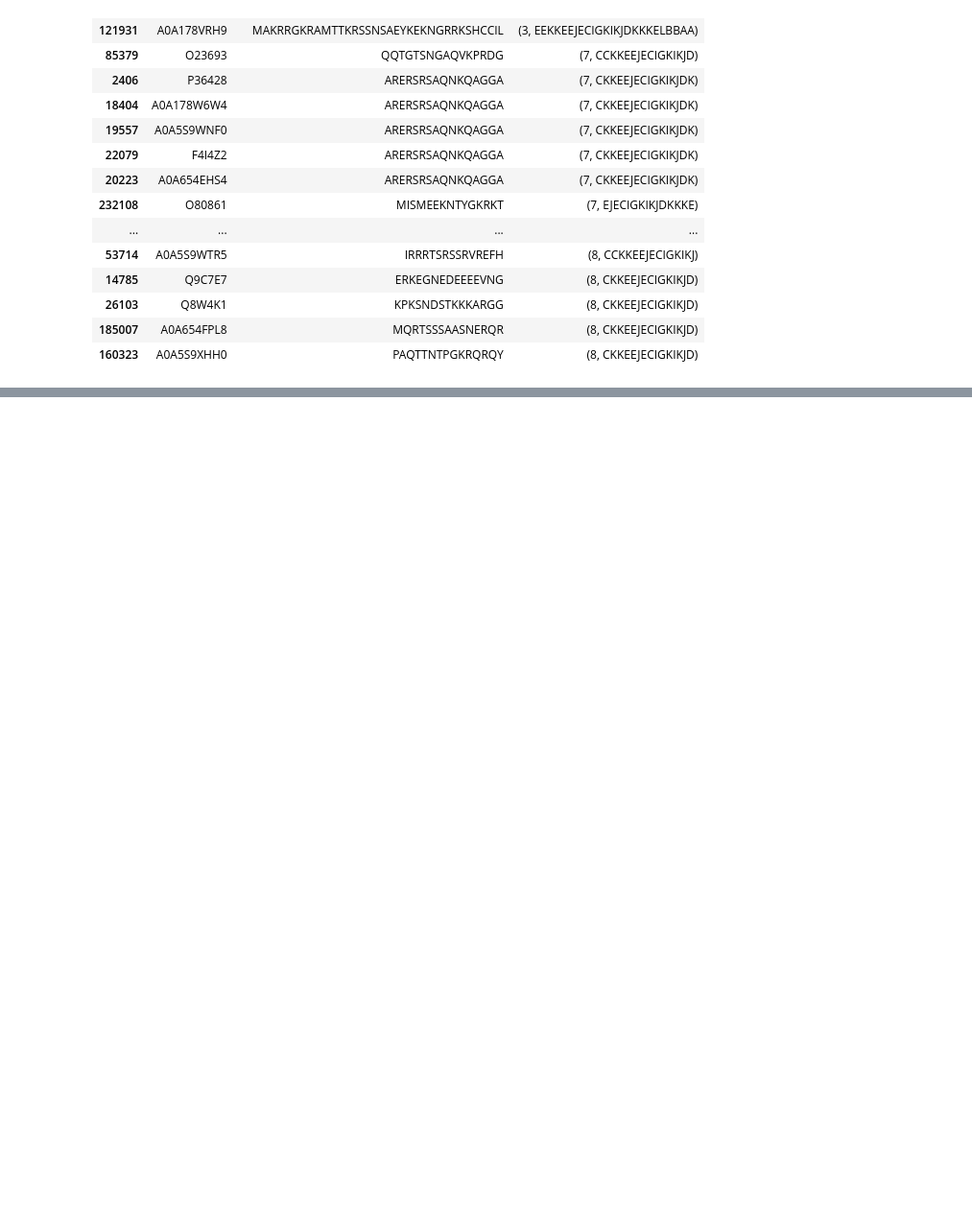
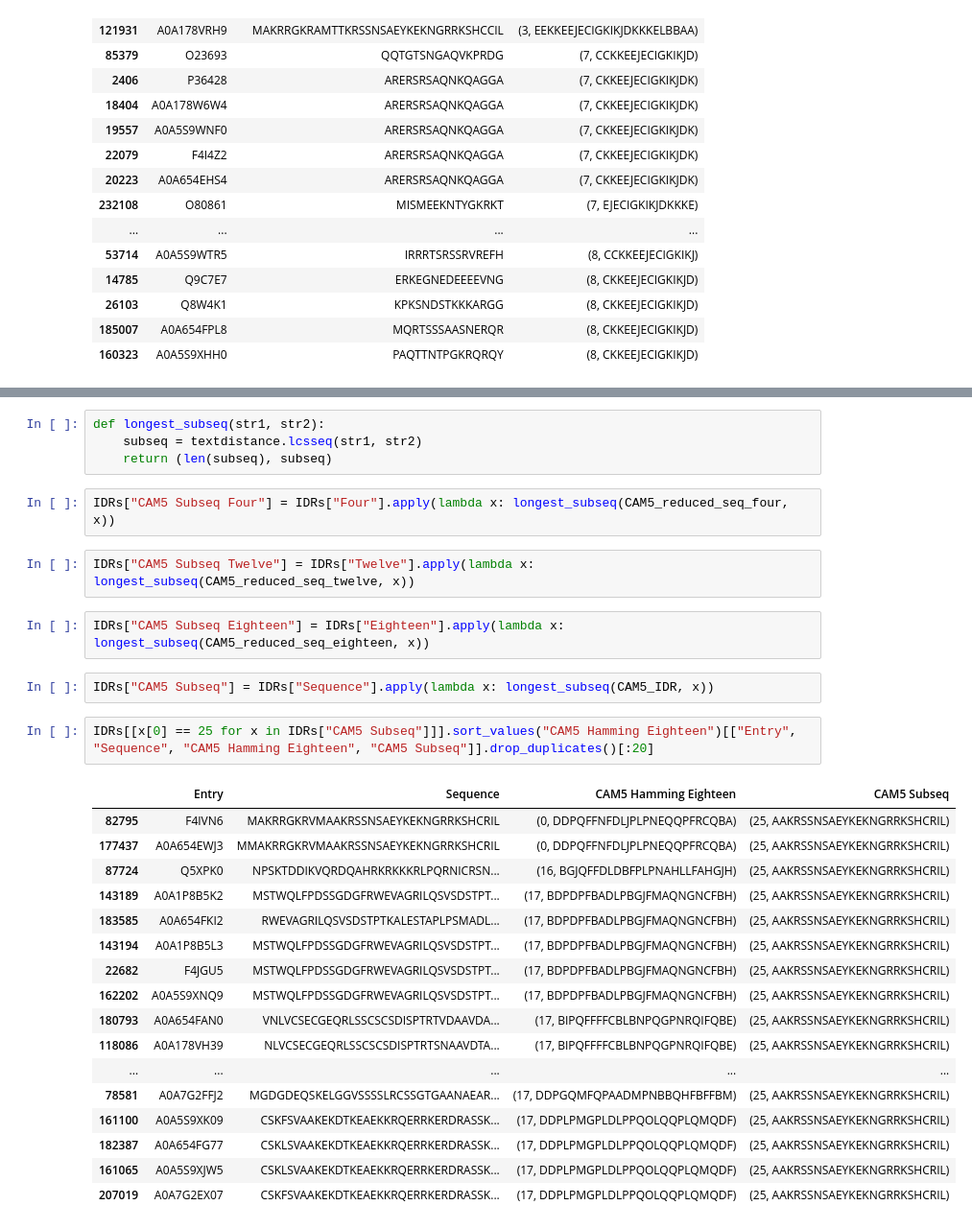
Before and after one commit to kinseylong/CAM5, a Jupyter notebook: playground.ipynb, the cells around one changed output, grey strips where cells are left out. Shown at 96% size. Saved outputs shown, nothing was run; the diff lists cells and outputs as text; blank space fills up the shorter version.

```diff
--- a/playground.ipynb
+++ b/playground.ipynb
@@ -180,0 +200,32 @@ IDRs.sort_values("CAM5 Hamming Twelve")[["Entry", "Sequence", "CAM5 Hamming Twel
+# %%
+def longest_subseq(str1, str2):
+    subseq = textdistance.lcsseq(str1, str2)
+    return (len(subseq), subseq)
+# %%
+IDRs["CAM5 Subseq Four"] = IDRs["Four"].apply(lambda x: longest_subseq(CAM5_reduced_seq_four, x))
+# %%
+IDRs["CAM5 Subseq Twelve"] = IDRs["Twelve"].apply(lambda x: longest_subseq(CAM5_reduced_seq_twelve, x))
+# %%
+IDRs["CAM5 Subseq Eighteen"] = IDRs["Eighteen"].apply(lambda x: longest_subseq(CAM5_reduced_seq_eighteen, x))
+# %%
+IDRs["CAM5 Subseq"] = IDRs["Sequence"].apply(lambda x: longest_subseq(CAM5_IDR, x))
+# %%
+IDRs[[x[0] == 25 for x in IDRs["CAM5 Subseq"]]].sort_values("CAM5 Hamming Eighteen")[["Entry", "Sequence", "CAM5 Hamming Eighteen", "CAM5 Subseq"]].drop_duplicates()[:20]
+# %% [output]
+|  | Entry | Sequence | CAM5 Hamming Eighteen | CAM5 Subseq |
+| 82795 | F4IVN6 | MAKRRGKRVMAAKRSSNSAEYKEKNGRRKSHCRIL | (0, DDPQFFNFDLJPLPNEQQPFRCQBA) | (25, AAKRSSNSAEYKEKNGRRKSHCRIL) |
+| 177437 | A0A654EWJ3 | MMAKRRGKRVMAAKRSSNSAEYKEKNGRRKSHCRIL | (0, DDPQFFNFDLJPLPNEQQPFRCQBA) | (25, AAKRSSNSAEYKEKNGRRKSHCRIL) |
+| 87724 | Q5XPK0 | NPSKTDDIKVQRDQAHRKRKKKRLPQRNICRSN... | (16, BGJQFFDLDBFPLPNAHLLFAHGJH) | (25, AAKRSSNSAEYKEKNGRRKSHCRIL) |
+| 143189 | A0A1P8B5K2 | MSTWQLFPDSSGDGFRWEVAGRILQSVSDSTPT... | (17, BDPDPFBADLPBGJFMAQNGNCFBH) | (25, AAKRSSNSAEYKEKNGRRKSHCRIL) |
+| 183585 | A0A654FKI2 | RWEVAGRILQSVSDSTPTKALESTAPLPSMADL... | (17, BDPDPFBADLPBGJFMAQNGNCFBH) | (25, AAKRSSNSAEYKEKNGRRKSHCRIL) |
+| 143194 | A0A1P8B5L3 | MSTWQLFPDSSGDGFRWEVAGRILQSVSDSTPT... | (17, BDPDPFBADLPBGJFMAQNGNCFBH) | (25, AAKRSSNSAEYKEKNGRRKSHCRIL) |
+| 22682 | F4JGU5 | MSTWQLFPDSSGDGFRWEVAGRILQSVSDSTPT... | (17, BDPDPFBADLPBGJFMAQNGNCFBH) | (25, AAKRSSNSAEYKEKNGRRKSHCRIL) |
+| 162202 | A0A5S9XNQ9 | MSTWQLFPDSSGDGFRWEVAGRILQSVSDSTPT... | (17, BDPDPFBADLPBGJFMAQNGNCFBH) | (25, AAKRSSNSAEYKEKNGRRKSHCRIL) |
+| 180793 | A0A654FAN0 | VNLVCSECGEQRLSSCSCSDISPTRTVDAAVDA... | (17, BIPQFFFFCBLBNPQGPNRQIFQBE) | (25, AAKRSSNSAEYKEKNGRRKSHCRIL) |
+| 118086 | A0A178VH39 | NLVCSECGEQRLSSCSCSDISPTRTSNAAVDTA... | (17, BIPQFFFFCBLBNPQGPNRQIFQBE) | (25, AAKRSSNSAEYKEKNGRRKSHCRIL) |
+| ... | ... | ... | ... | ... |
+| 78581 | A0A7G2FFJ2 | MGDGDEQSKELGGVSSSSLRCSSGTGAANAEAR... | (17, DDPGQMFQPAADMPNBBQHFBFFBM) | (25, AAKRSSNSAEYKEKNGRRKSHCRIL) |
+| 161100 | A0A5S9XK09 | CSKFSVAAKEKDTKEAEKKRQERRKERDRASSK... | (17, DDPLPMGPLDLPPQOLQQPLQMQDF) | (25, AAKRSSNSAEYKEKNGRRKSHCRIL) |
+| 182387 | A0A654FG77 | CSKLSVAAKEKDTKEAEKKRQERRKERDRASSK... | (17, DDPLPMGPLDLPPQOLQQPLQMQDF) | (25, AAKRSSNSAEYKEKNGRRKSHCRIL) |
+| 161065 | A0A5S9XJW5 | CSKLSVAAKEKDTKEAEKKRQERRKERDRASSK... | (17, DDPLPMGPLDLPPQOLQQPLQMQDF) | (25, AAKRSSNSAEYKEKNGRRKSHCRIL) |
+| 207019 | A0A7G2EX07 | CSKFSVAAKEKDTKEAEKKRQERRKERDRASSK... | (17, DDPLPMGPLDLPPQOLQQPLQMQDF) | (25, AAKRSSNSAEYKEKNGRRKSHCRIL) |
```
Also changed, not shown: parts of 9 cells of this notebook.
